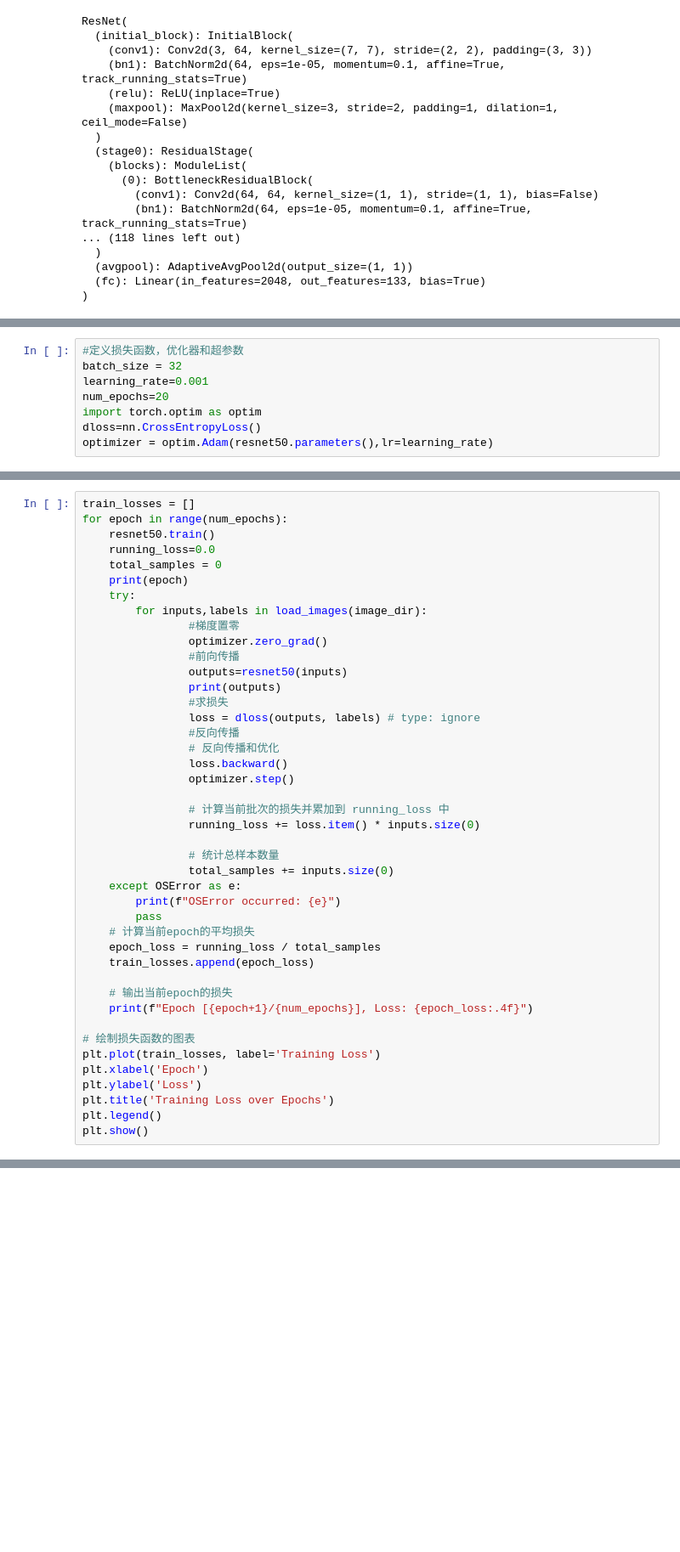
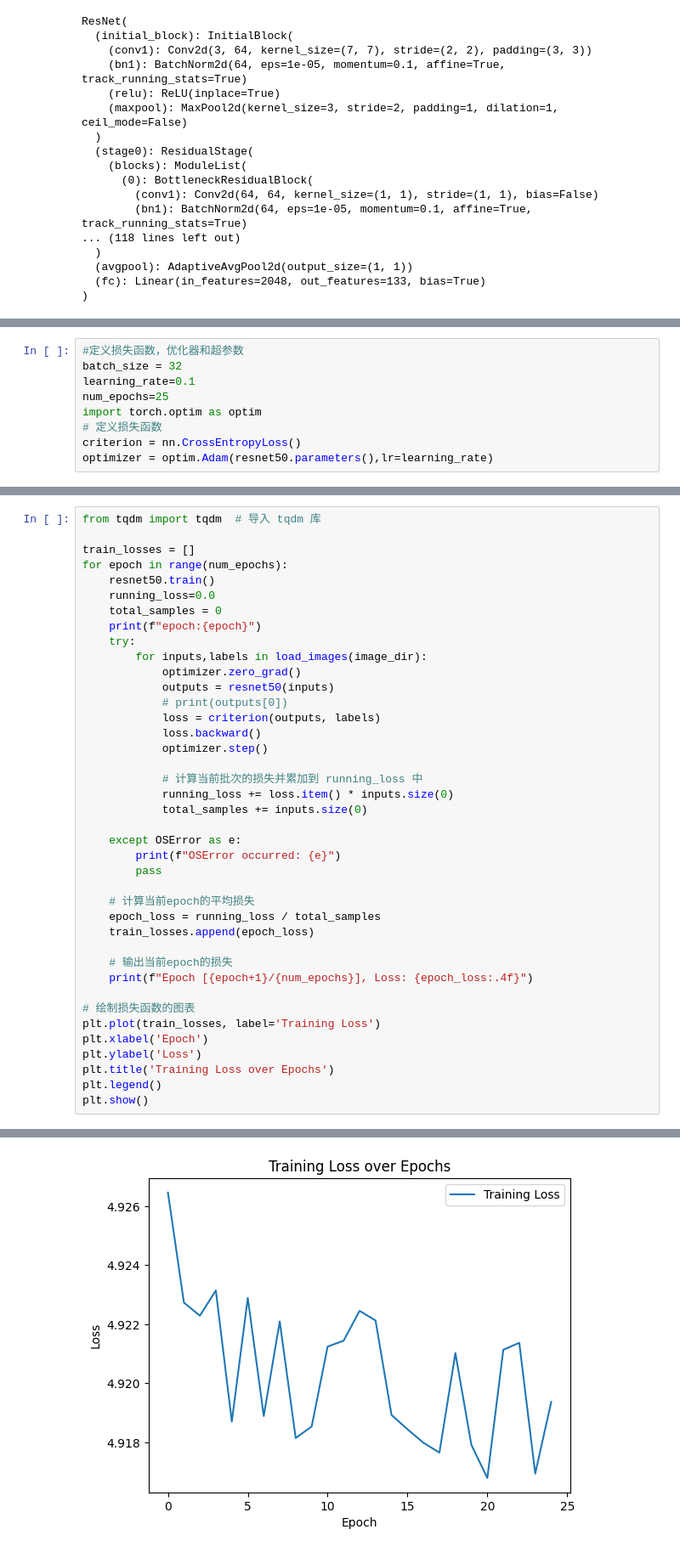
Before and after one commit to first-coding/dog-project_torch, a Jupyter notebook: dog_CNN.ipynb, the cells around one changed output, grey strips where cells are left out. Shown at 85% size. Cells and saved outputs as stored; diff of their text form; blank space fills up the shorter version.

```diff
--- a/dog_CNN.ipynb
+++ b/dog_CNN.ipynb
@@ -288,10 +301,11 @@ class_to_idx = {cls: idx for idx, cls in enumerate(os.listdir(image_dir))}
 # %%
 #定义损失函数，优化器和超参数
 batch_size = 32
-learning_rate=0.001
-num_epochs=20
+learning_rate=0.1
+num_epochs=25
 import torch.optim as optim
-dloss=nn.CrossEntropyLoss()
+# 定义损失函数
+criterion = nn.CrossEntropyLoss()
 optimizer = optim.Adam(resnet50.parameters(),lr=learning_rate)
 # %%
 import matplotlib.pyplot as plt
@@ -298,32 +313,29 @@ import matplotlib.pyplot as plt
 # %%
+from tqdm import tqdm  # 导入 tqdm 库
+
 train_losses = []
 for epoch in range(num_epochs):
     resnet50.train()
     running_loss=0.0
     total_samples = 0
-    print(epoch)
+    print(f"epoch:{epoch}")
     try:
         for inputs,labels in load_images(image_dir):
-                #梯度置零
-                optimizer.zero_grad()
-                #前向传播
-                outputs=resnet50(inputs)
-                print(outputs)
-                #求损失
-                loss = dloss(outputs, labels) # type: ignore
-                #反向传播
-                # 反向传播和优化
-                loss.backward()
-                optimizer.step()
+            optimizer.zero_grad()
+            outputs = resnet50(inputs)
+            # print(outputs[0])
+            loss = criterion(outputs, labels)
+            loss.backward()
+            optimizer.step()
 
-                # 计算当前批次的损失并累加到 running_loss 中
-                running_loss += loss.item() * inputs.size(0)
+            # 计算当前批次的损失并累加到 running_loss 中
+            running_loss += loss.item() * inputs.size(0)
+            total_samples += inputs.size(0)
 
-                # 统计总样本数量
-                total_samples += inputs.size(0)
     except OSError as e:
         print(f"OSError occurred: {e}")
         pass
+
     # 计算当前epoch的平均损失
     epoch_loss = running_loss / total_samples
     train_losses.append(epoch_loss)
@@ -358,0 +371 @@ tensor([[ 21.3729,  -5.8206,  -5.5764,  ..., -10.8072,  -6.8302,  -7.8640],
+[figure, added]
```
Also changed, not shown: parts of 16 cells of this notebook, 1 other file.
